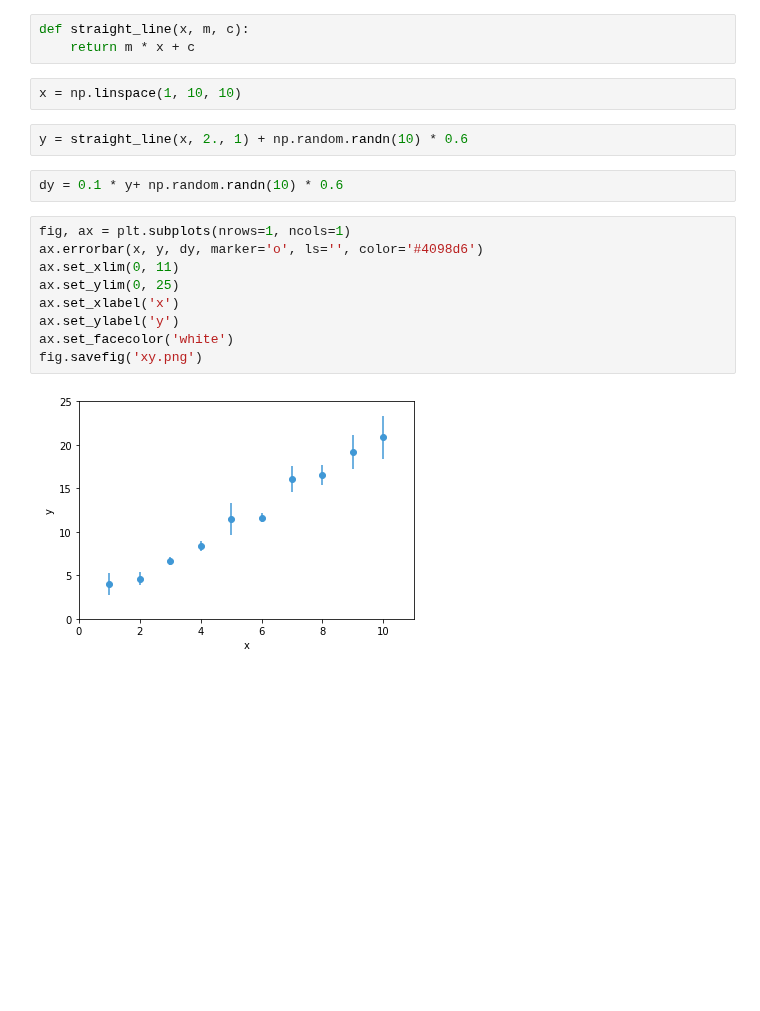
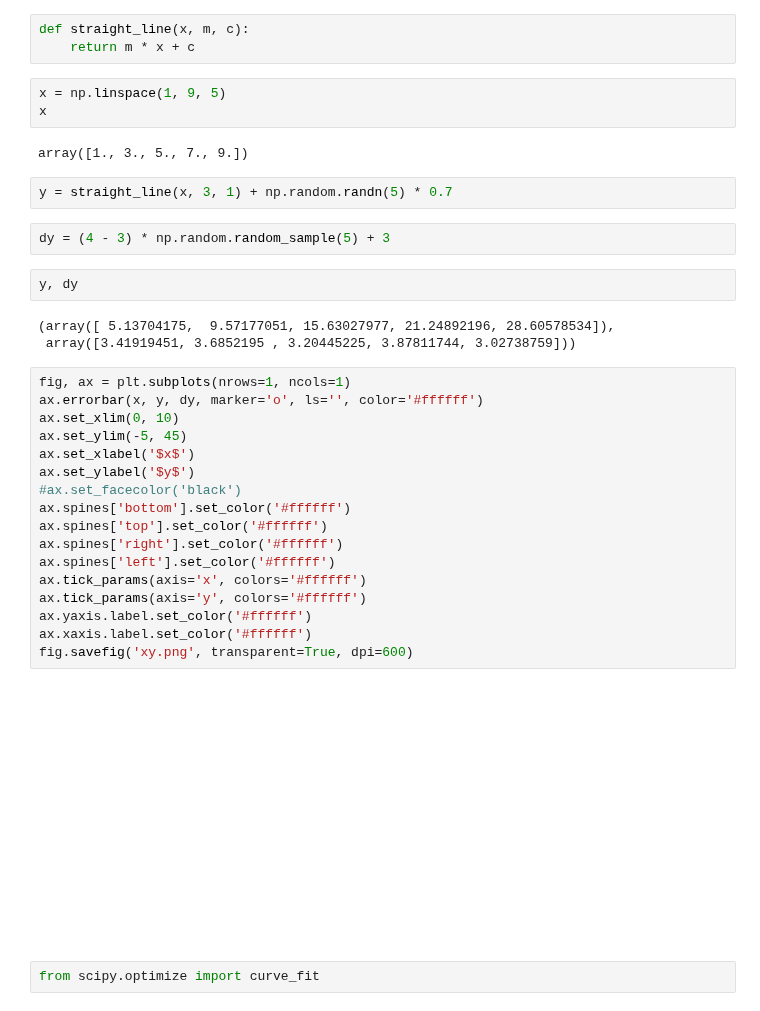
Before and after one commit to arm61/arm61.github.io, a Jupyter notebook: talks/dram_entertain/Untitled.ipynb, the cells around one changed output. Saved outputs shown, nothing was run; the diff lists cells and outputs as text; blank space fills up the shorter version.

```diff
--- a/talks/dram_entertain/Untitled.ipynb
+++ b/talks/dram_entertain/Untitled.ipynb
@@ -7,19 +7,37 @@ np.random.seed(1)
 def straight_line(x, m, c):
     return m * x + c
 # %%
-x = np.linspace(1, 10, 10)
+x = np.linspace(1, 9, 5)
+x
+# %% [output]
+array([1., 3., 5., 7., 9.])
 # %%
-y = straight_line(x, 2., 1) + np.random.randn(10) * 0.6
+y = straight_line(x, 3, 1) + np.random.randn(5) * 0.7
-# %%
-dy = 0.1 * y+ np.random.randn(10) * 0.6
+# %%
+dy = (4 - 3) * np.random.random_sample(5) + 3
+# %%
+y, dy
+# %% [output]
+(array([ 5.13704175,  9.57177051, 15.63027977, 21.24892196, 28.60578534]),
+ array([3.41919451, 3.6852195 , 3.20445225, 3.87811744, 3.02738759]))
 # %%
 fig, ax = plt.subplots(nrows=1, ncols=1)
-ax.errorbar(x, y, dy, marker='o', ls='', color='#4098d6')
-ax.set_xlim(0, 11)
-ax.set_ylim(0, 25)
-ax.set_xlabel('x')
-ax.set_ylabel('y')
-ax.set_facecolor('white')
-fig.savefig('xy.png')
+ax.errorbar(x, y, dy, marker='o', ls='', color='#ffffff')
+ax.set_xlim(0, 10)
+ax.set_ylim(-5, 45)
+ax.set_xlabel('$x$')
+ax.set_ylabel('$y$')
+#ax.set_facecolor('black')
+ax.spines['bottom'].set_color('#ffffff')
+ax.spines['top'].set_color('#ffffff')
+ax.spines['right'].set_color('#ffffff')
+ax.spines['left'].set_color('#ffffff')
+ax.tick_params(axis='x', colors='#ffffff')
+ax.tick_params(axis='y', colors='#ffffff')
+ax.yaxis.label.set_color('#ffffff')
+ax.xaxis.label.set_color('#ffffff')
+fig.savefig('xy.png', transparent=True, dpi=600)
 # %% [output]
-[figure, old version]
+[figure, new version]
+# %%
+from scipy.optimize import curve_fit
```
Also changed, not shown: parts of 46 cells of this notebook, 21 other files.
